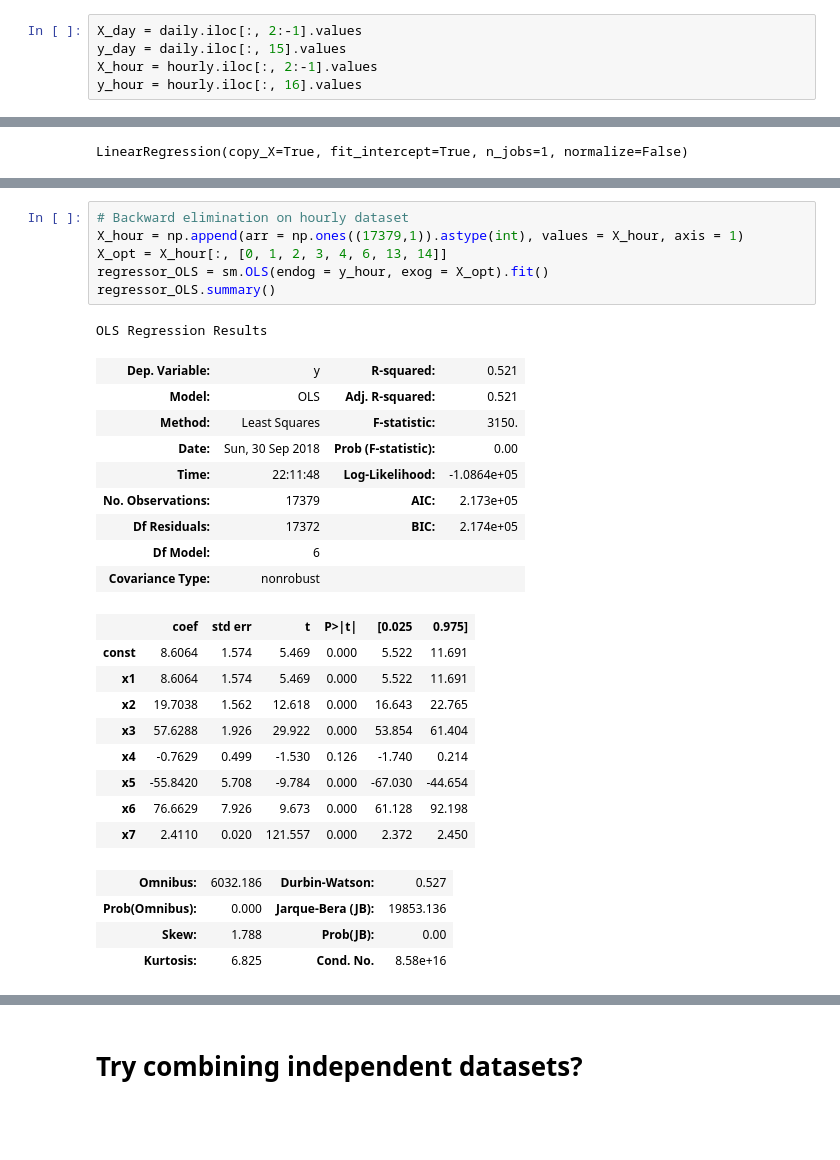
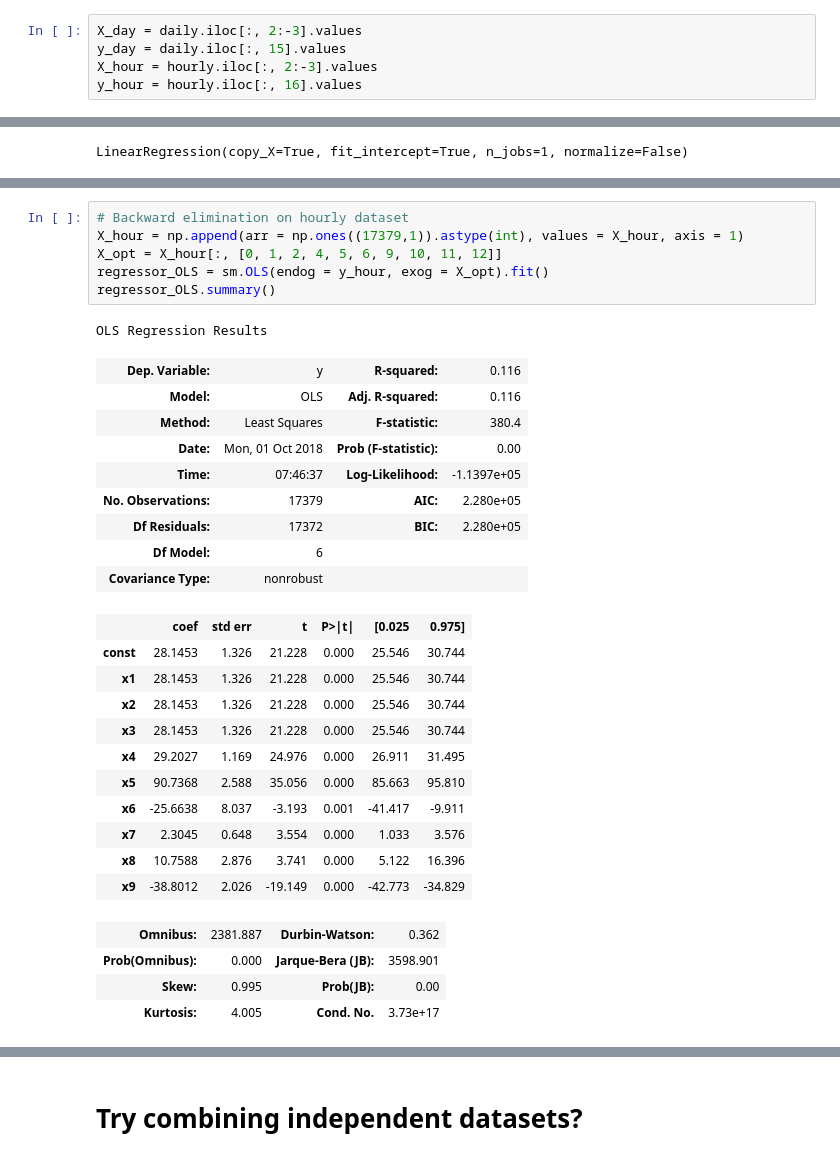
Before and after one commit to mUtterberg/kaggle-projects, a Jupyter notebook: Regressions/BikeShare.ipynb, the cells around one changed output, grey strips where cells are left out. Drawn from its saved outputs; the diff is of its cells as text; blank space fills up the shorter version.

```diff
--- a/Regressions/BikeShare.ipynb
+++ b/Regressions/BikeShare.ipynb
@@ -109,9 +126,9 @@ display(hourly)
 # %% [markdown]
 # Building initial Multiple Linear Regressions
 # %%
-X_day = daily.iloc[:, 2:-1].values
+X_day = daily.iloc[:, 2:-3].values
 y_day = daily.iloc[:, 15].values
-X_hour = hourly.iloc[:, 2:-1].values
+X_hour = hourly.iloc[:, 2:-3].values
 y_hour = hourly.iloc[:, 16].values
 # %%
 X_day_train, X_day_test, y_day_train, y_day_test = train_test_split(X_day, y_day, test_size=0.25)
@@ -324,30 +294,32 @@ OLS Regression Results
 # %%
 # Backward elimination on hourly dataset
 X_hour = np.append(arr = np.ones((17379,1)).astype(int), values = X_hour, axis = 1)
-X_opt = X_hour[:, [0, 1, 2, 3, 4, 6, 13, 14]]
+X_opt = X_hour[:, [0, 1, 2, 4, 5, 6, 9, 10, 11, 12]]
 regressor_OLS = sm.OLS(endog = y_hour, exog = X_opt).fit()
 regressor_OLS.summary()
 # %% [output]
 OLS Regression Results
-| Dep. Variable: | y | R-squared: | 0.521 |
-| Model: | OLS | Adj. R-squared: | 0.521 |
-| Method: | Least Squares | F-statistic: | 3150. |
-| Date: | Sun, 30 Sep 2018 | Prob (F-statistic): | 0.00 |
-| Time: | 22:11:48 | Log-Likelihood: | -1.0864e+05 |
-| No. Observations: | 17379 | AIC: | 2.173e+05 |
-| Df Residuals: | 17372 | BIC: | 2.174e+05 |
+| Dep. Variable: | y | R-squared: | 0.116 |
+| Model: | OLS | Adj. R-squared: | 0.116 |
+| Method: | Least Squares | F-statistic: | 380.4 |
+| Date: | Mon, 01 Oct 2018 | Prob (F-statistic): | 0.00 |
+| Time: | 07:46:37 | Log-Likelihood: | -1.1397e+05 |
+| No. Observations: | 17379 | AIC: | 2.280e+05 |
+| Df Residuals: | 17372 | BIC: | 2.280e+05 |
 | Df Model: | 6 |  |  |
 | Covariance Type: | nonrobust |  |  |
 |  | coef | std err | t | P>|t| | [0.025 | 0.975] |
-| const | 8.6064 | 1.574 | 5.469 | 0.000 | 5.522 | 11.691 |
-| x1 | 8.6064 | 1.574 | 5.469 | 0.000 | 5.522 | 11.691 |
-| x2 | 19.7038 | 1.562 | 12.618 | 0.000 | 16.643 | 22.765 |
-| x3 | 57.6288 | 1.926 | 29.922 | 0.000 | 53.854 | 61.404 |
-| x4 | -0.7629 | 0.499 | -1.530 | 0.126 | -1.740 | 0.214 |
-| x5 | -55.8420 | 5.708 | -9.784 | 0.000 | -67.030 | -44.654 |
-| x6 | 76.6629 | 7.926 | 9.673 | 0.000 | 61.128 | 92.198 |
-| x7 | 2.4110 | 0.020 | 121.557 | 0.000 | 2.372 | 2.450 |
+| const | 28.1453 | 1.326 | 21.228 | 0.000 | 25.546 | 30.744 |
+| x1 | 28.1453 | 1.326 | 21.228 | 0.000 | 25.546 | 30.744 |
+| x2 | 28.1453 | 1.326 | 21.228 | 0.000 | 25.546 | 30.744 |
+| x3 | 28.1453 | 1.326 | 21.228 | 0.000 | 25.546 | 30.744 |
+| x4 | 29.2027 | 1.169 | 24.976 | 0.000 | 26.911 | 31.495 |
+| x5 | 90.7368 | 2.588 | 35.056 | 0.000 | 85.663 | 95.810 |
+| x6 | -25.6638 | 8.037 | -3.193 | 0.001 | -41.417 | -9.911 |
+| x7 | 2.3045 | 0.648 | 3.554 | 0.000 | 1.033 | 3.576 |
+| x8 | 10.7588 | 2.876 | 3.741 | 0.000 | 5.122 | 16.396 |
+| x9 | -38.8012 | 2.026 | -19.149 | 0.000 | -42.773 | -34.829 |
-| Omnibus: | 6032.186 | Durbin-Watson: | 0.527 |
-| Prob(Omnibus): | 0.000 | Jarque-Bera (JB): | 19853.136 |
-| Skew: | 1.788 | Prob(JB): | 0.00 |
-| Kurtosis: | 6.825 | Cond. No. | 8.58e+16 |
+| Omnibus: | 2381.887 | Durbin-Watson: | 0.362 |
+| Prob(Omnibus): | 0.000 | Jarque-Bera (JB): | 3598.901 |
+| Skew: | 0.995 | Prob(JB): | 0.00 |
+| Kurtosis: | 4.005 | Cond. No. | 3.73e+17 |
```
Also changed, not shown: parts of 17 cells of this notebook.
